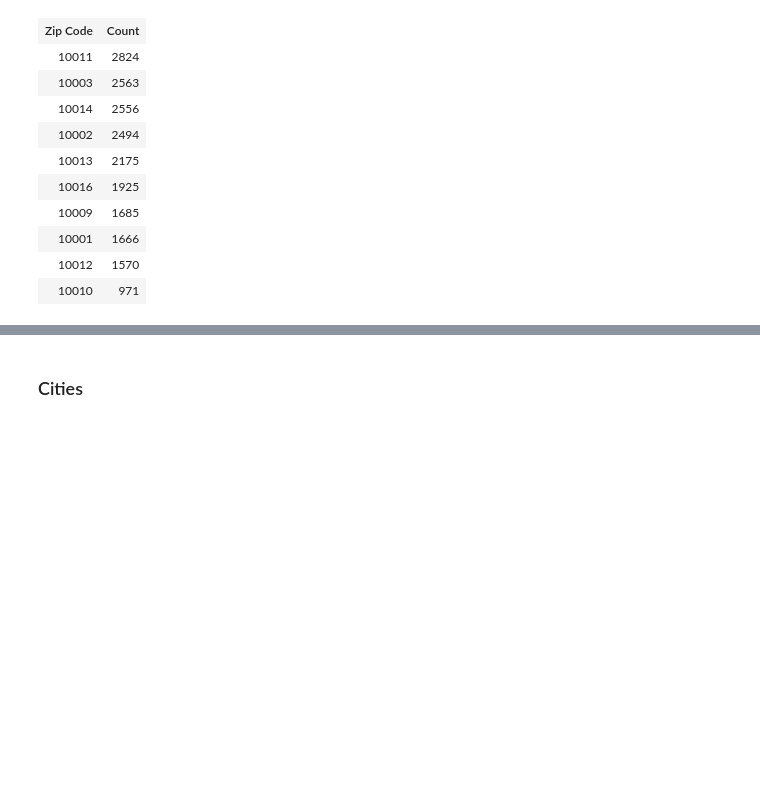
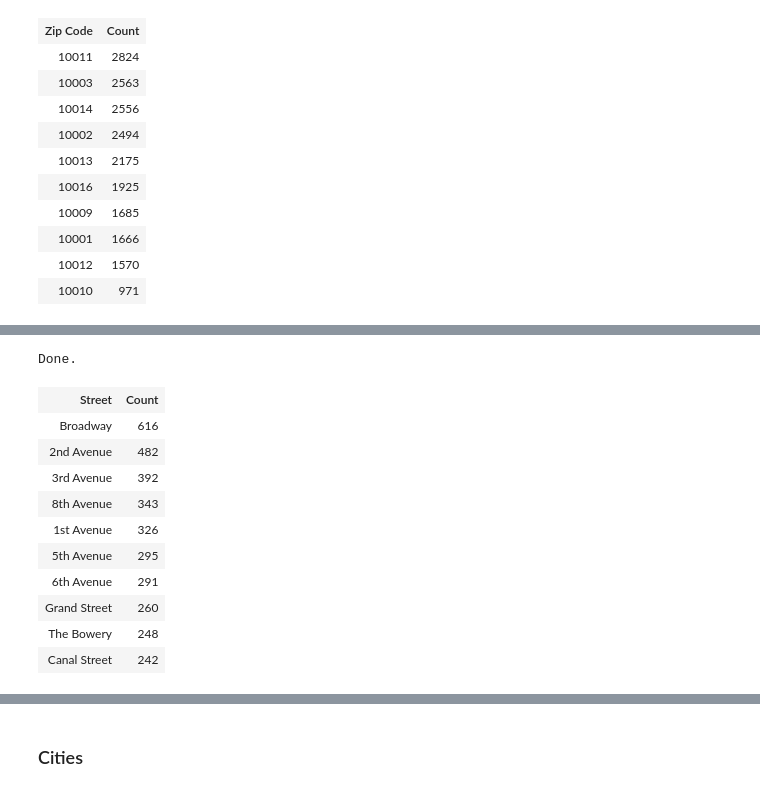
Before and after one commit to jaclynrich/manhattan-osm-wrangling, a Jupyter notebook: output_and_report/OpenStreetMap Data Wrangling and Case Study.ipynb, the cells around one changed output, grey strips where cells are left out. Drawn from its saved outputs; the diff is of its cells as text; code cells hidden in the pictures; blank space fills up the shorter version.

Commit message:
feat: audit, clean, report on addr:full

```diff
--- a/output_and_report/OpenStreetMap Data Wrangling and Case Study.ipynb
+++ b/output_and_report/OpenStreetMap Data Wrangling and Case Study.ipynb
@@ -114,0 +214,21 @@ Done.
+# %%
+%%sql
+SELECT value AS 'Street', COUNT(*) AS Count
+FROM tags
+WHERE key='addr:street'
+GROUP BY value
+ORDER BY Count DESC
+LIMIT 10;
+# %% [output]
+Done.
+| Street | Count |
+| Broadway | 616 |
+| 2nd Avenue | 482 |
+| 3rd Avenue | 392 |
+| 8th Avenue | 343 |
+| 1st Avenue | 326 |
+| 5th Avenue | 295 |
+| 6th Avenue | 291 |
+| Grand Street | 260 |
+| The Bowery | 248 |
+| Canal Street | 242 |
```
Also changed, not shown: parts of 30 cells of this notebook, 2 other files.
